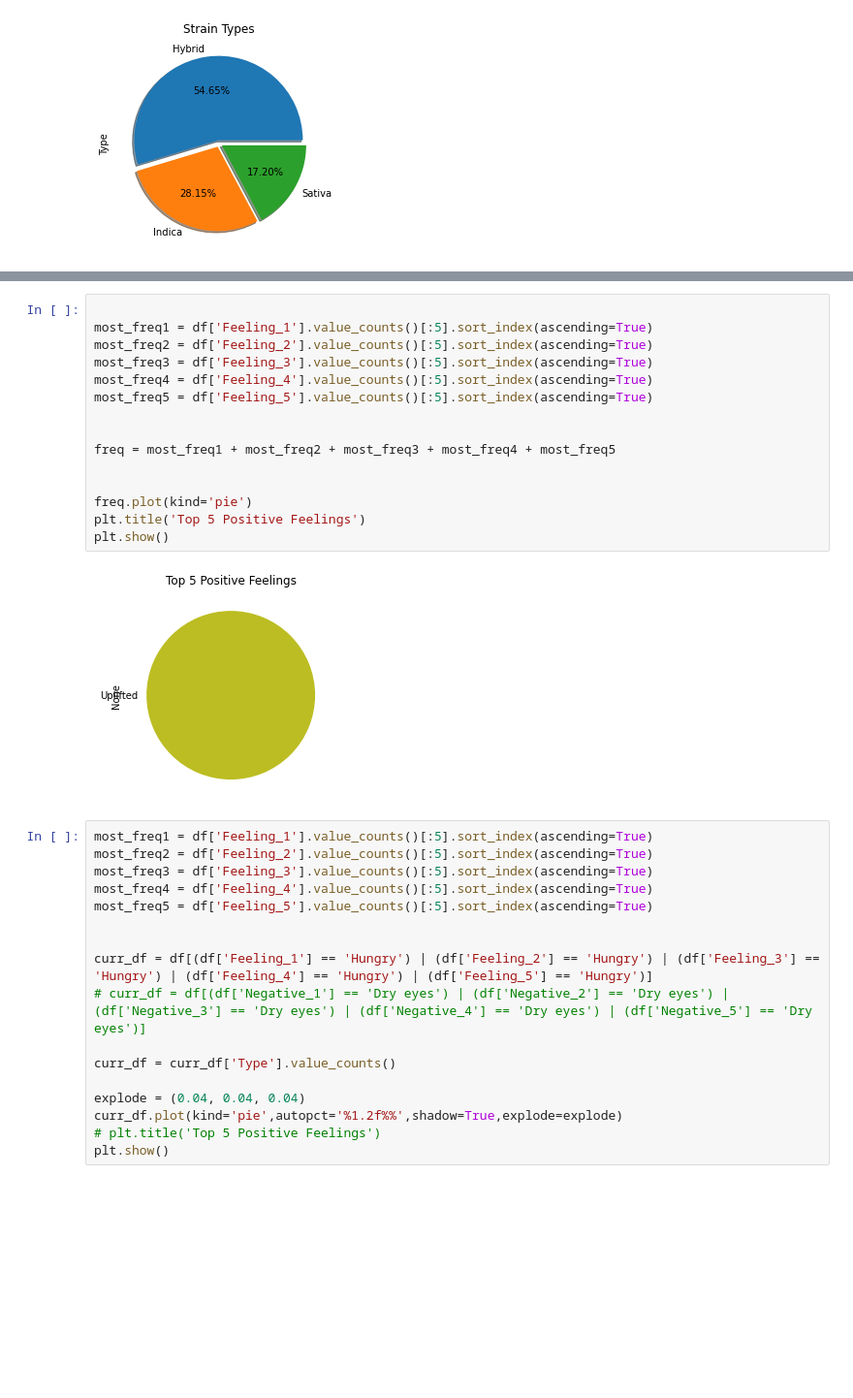
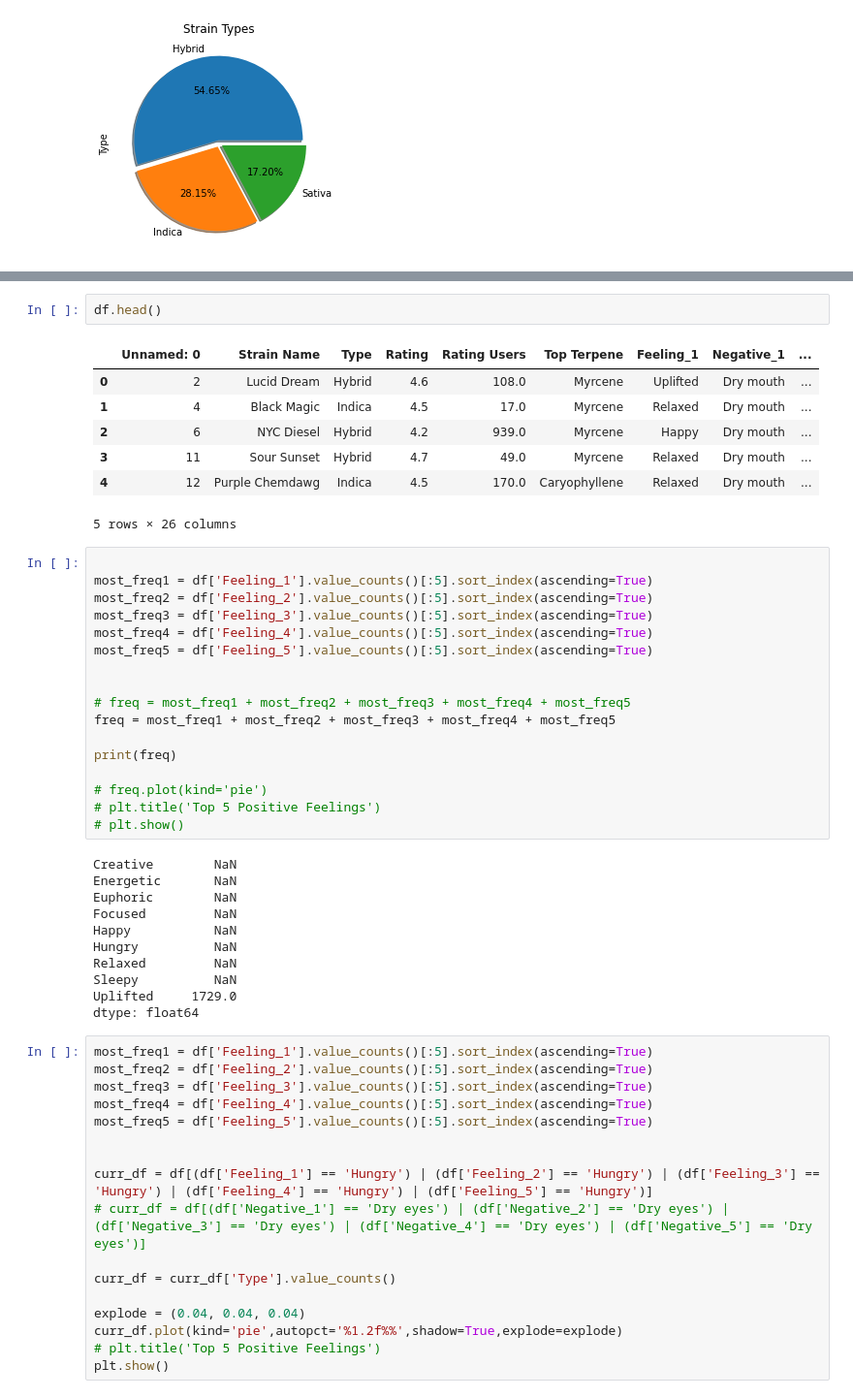
Before and after one commit to DanielOfir/Cannabis-Analysis, a Jupyter notebook: EDA.ipynb, the cells around one changed output, grey strips where cells are left out. Shown: that part at 97% size. Cells and saved outputs as stored; diff of their text form; blank space fills up the shorter version.

```diff
--- a/EDA.ipynb
+++ b/EDA.ipynb
@@ -49,5 +47,15 @@ plt.show()
 # %% [output]
 [figure]
+# %%
+df.head()
+# %% [output]
+|  | Unnamed: 0 | Strain Name | Type | Rating | Rating Users | Top Terpene | Feeling_1 | Negative_1 | ... |
+| 0 | 2 | Lucid Dream | Hybrid | 4.6 | 108.0 | Myrcene | Uplifted | Dry mouth | ... |
+| 1 | 4 | Black Magic | Indica | 4.5 | 17.0 | Myrcene | Relaxed | Dry mouth | ... |
+| 2 | 6 | NYC Diesel | Hybrid | 4.2 | 939.0 | Myrcene | Happy | Dry mouth | ... |
+| 3 | 11 | Sour Sunset | Hybrid | 4.7 | 49.0 | Myrcene | Relaxed | Dry mouth | ... |
+| 4 | 12 | Purple Chemdawg | Indica | 4.5 | 170.0 | Caryophyllene | Relaxed | Dry mouth | ... |
+5 rows × 26 columns
 # %%
 
 most_freq1 = df['Feeling_1'].value_counts()[:5].sort_index(ascending=True)
@@ -57,14 +65,25 @@ most_freq4 = df['Feeling_4'].value_counts()[:5].sort_index(ascending=True)
 most_freq5 = df['Feeling_5'].value_counts()[:5].sort_index(ascending=True)
 
 
+# freq = most_freq1 + most_freq2 + most_freq3 + most_freq4 + most_freq5
 freq = most_freq1 + most_freq2 + most_freq3 + most_freq4 + most_freq5
 
+print(freq)
 
-freq.plot(kind='pie')
-plt.title('Top 5 Positive Feelings')
-plt.show()
+# freq.plot(kind='pie')
+# plt.title('Top 5 Positive Feelings')
+# plt.show()
 # %% [output]
-[figure, removed]
+Creative        NaN
+Energetic       NaN
+Euphoric        NaN
+Focused         NaN
+Happy           NaN
+Hungry          NaN
+Relaxed         NaN
+Sleepy          NaN
+Uplifted     1729.0
+dtype: float64
 # %%
 most_freq1 = df['Feeling_1'].value_counts()[:5].sort_index(ascending=True)
 most_freq2 = df['Feeling_2'].value_counts()[:5].sort_index(ascending=True)
```
Also changed, not shown: parts of 2 cells of this notebook, 2 other files.
